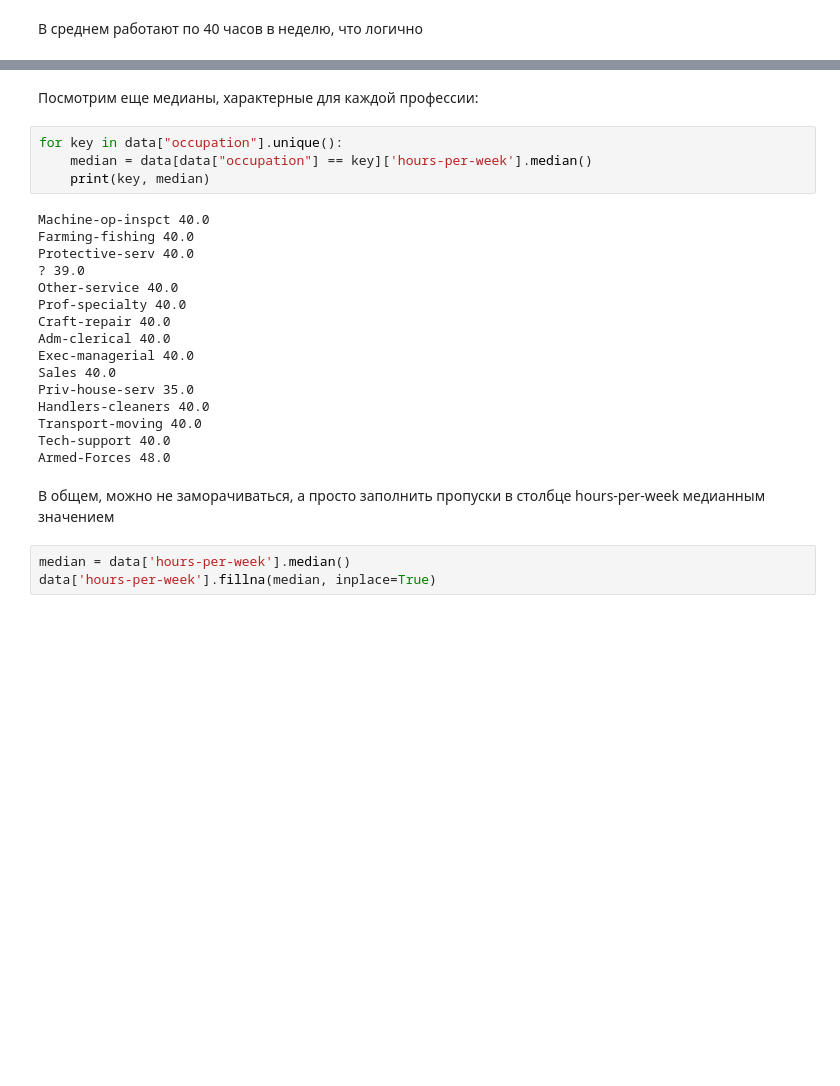
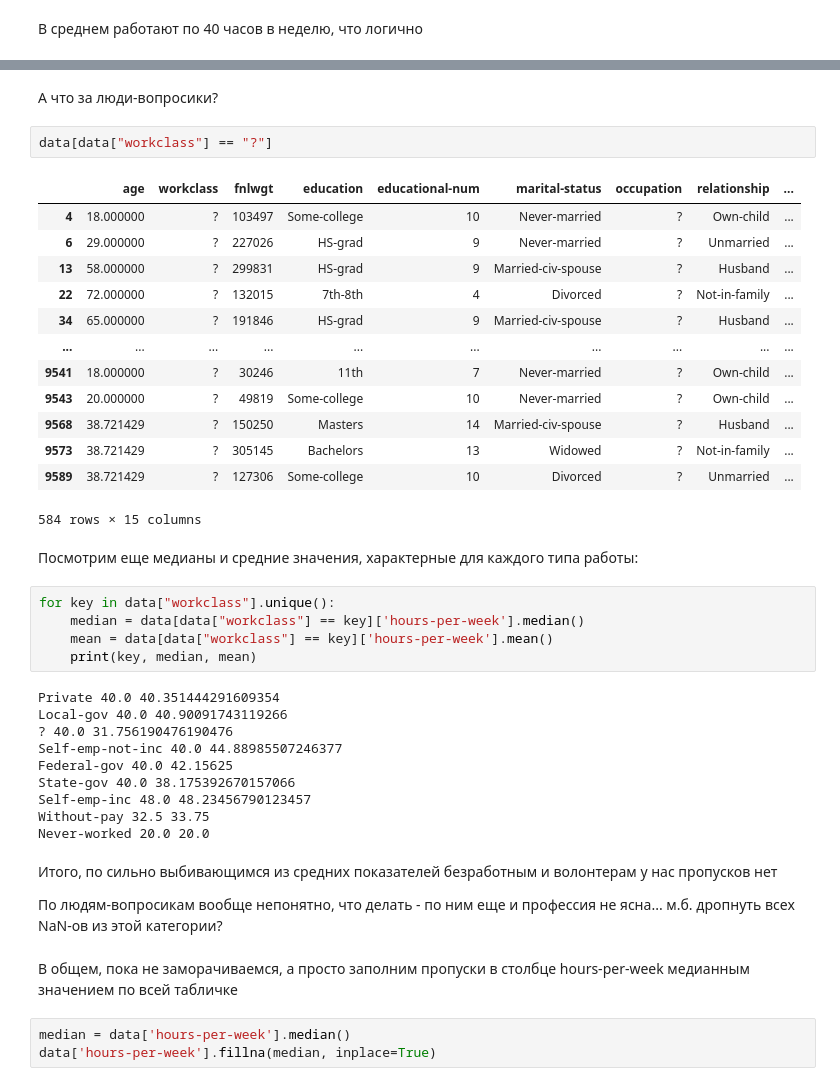
Before and after one commit to akazankina/202305_AK_Raiff_PracticalML_HSE, a Jupyter notebook: income_forecast/Raiff_EDA_modeling_income.ipynb, the cells around one changed output, grey strips where cells are left out. Saved outputs shown, nothing was run; the diff lists cells and outputs as text; blank space fills up the shorter version.

```diff
--- a/income_forecast/Raiff_EDA_modeling_income.ipynb
+++ b/income_forecast/Raiff_EDA_modeling_income.ipynb
@@ -308,27 +339,44 @@ Name: age, dtype: float64
+# %% [markdown]
+А что за люди-вопросики?
+# %%
+data[data["workclass"] == "?"]
+# %% [output]
+|  | age | workclass | fnlwgt | education | educational-num | marital-status | occupation | relationship | ... |
+| 4 | 18.000000 | ? | 103497 | Some-college | 10 | Never-married | ? | Own-child | ... |
+| 6 | 29.000000 | ? | 227026 | HS-grad | 9 | Never-married | ? | Unmarried | ... |
+| 13 | 58.000000 | ? | 299831 | HS-grad | 9 | Married-civ-spouse | ? | Husband | ... |
+| 22 | 72.000000 | ? | 132015 | 7th-8th | 4 | Divorced | ? | Not-in-family | ... |
+| 34 | 65.000000 | ? | 191846 | HS-grad | 9 | Married-civ-spouse | ? | Husband | ... |
+| ... | ... | ... | ... | ... | ... | ... | ... | ... | ... |
+| 9541 | 18.000000 | ? | 30246 | 11th | 7 | Never-married | ? | Own-child | ... |
+| 9543 | 20.000000 | ? | 49819 | Some-college | 10 | Never-married | ? | Own-child | ... |
+| 9568 | 38.721429 | ? | 150250 | Masters | 14 | Married-civ-spouse | ? | Husband | ... |
+| 9573 | 38.721429 | ? | 305145 | Bachelors | 13 | Widowed | ? | Not-in-family | ... |
+| 9589 | 38.721429 | ? | 127306 | Some-college | 10 | Divorced | ? | Unmarried | ... |
+584 rows × 15 columns
 # %% [markdown]
-Посмотрим еще медианы, характерные для каждой профессии:
+Посмотрим еще медианы и средние значения, характерные для каждого типа работы:
 # %%
-for key in data["occupation"].unique():
-    median = data[data["occupation"] == key]['hours-per-week'].median()
-    print(key, median)
+for key in data["workclass"].unique():
+    median = data[data["workclass"] == key]['hours-per-week'].median()
+    mean = data[data["workclass"] == key]['hours-per-week'].mean()
+    print(key, median, mean)
 # %% [output]
-Machine-op-inspct 40.0
-Farming-fishing 40.0
-Protective-serv 40.0
-? 39.0
-Other-service 40.0
-Prof-specialty 40.0
-Craft-repair 40.0
-Adm-clerical 40.0
-Exec-managerial 40.0
-Sales 40.0
-Priv-house-serv 35.0
-Handlers-cleaners 40.0
-Transport-moving 40.0
-Tech-support 40.0
-Armed-Forces 48.0
+Private 40.0 40.351444291609354
+Local-gov 40.0 40.90091743119266
+? 40.0 31.756190476190476
+Self-emp-not-inc 40.0 44.88985507246377
+Federal-gov 40.0 42.15625
+State-gov 40.0 38.175392670157066
+Self-emp-inc 48.0 48.23456790123457
+Without-pay 32.5 33.75
+Never-worked 20.0 20.0
+# %% [markdown]
+Итого, по сильно выбивающимся из средних показателей безработным и волонтерам у нас пропусков нет
+
+По людям-вопросикам вообще непонятно, что делать - по ним еще и профессия не ясна... м.б. дропнуть всех NaN-ов из этой категории?
 # %% [markdown]
-В общем, можно не заморачиваться, а просто заполнить пропуски в столбце hours-per-week медианным значением
+В общем, пока не заморачиваемся, а просто заполним пропуски в столбце hours-per-week медианным значением по всей табличке
 # %%
 median = data['hours-per-week'].median()
 data['hours-per-week'].fillna(median, inplace=True)
```
Also changed, not shown: parts of 40 cells of this notebook.
